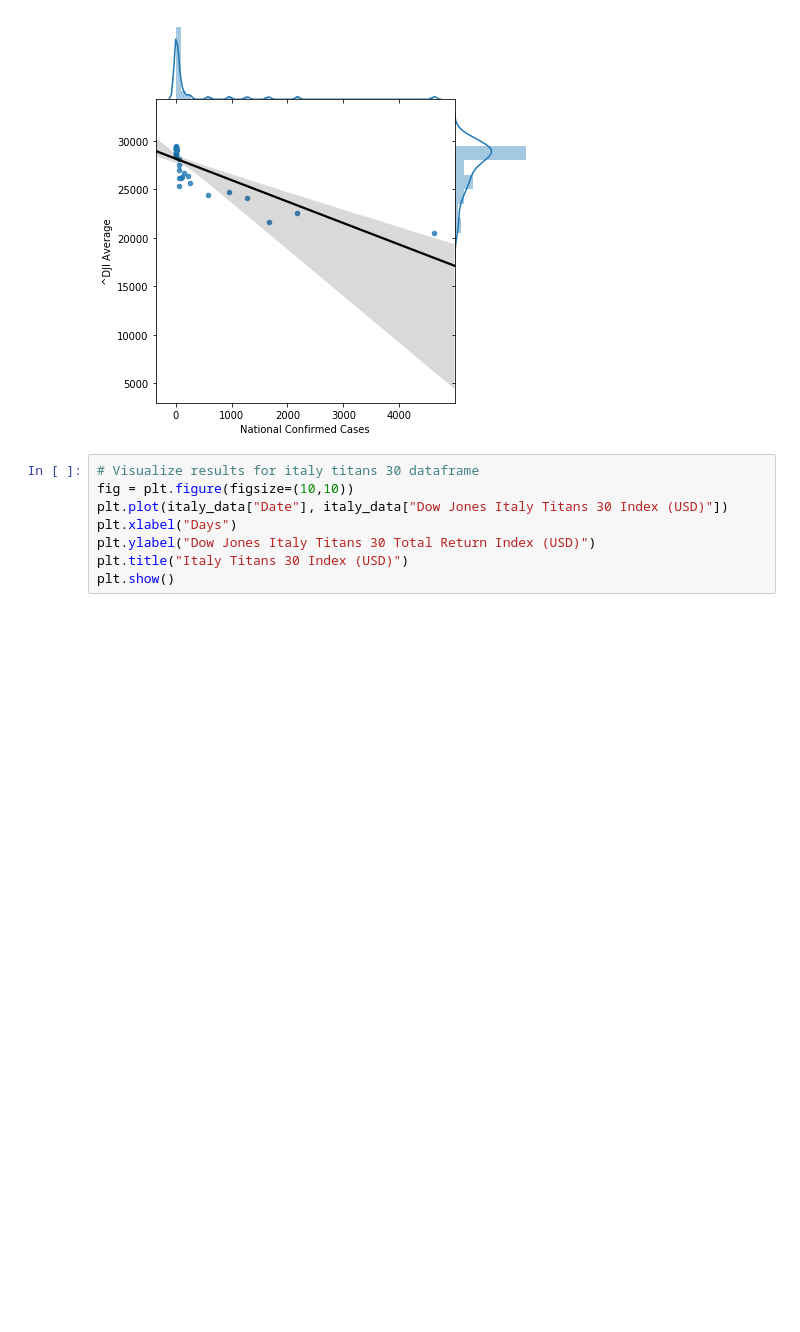
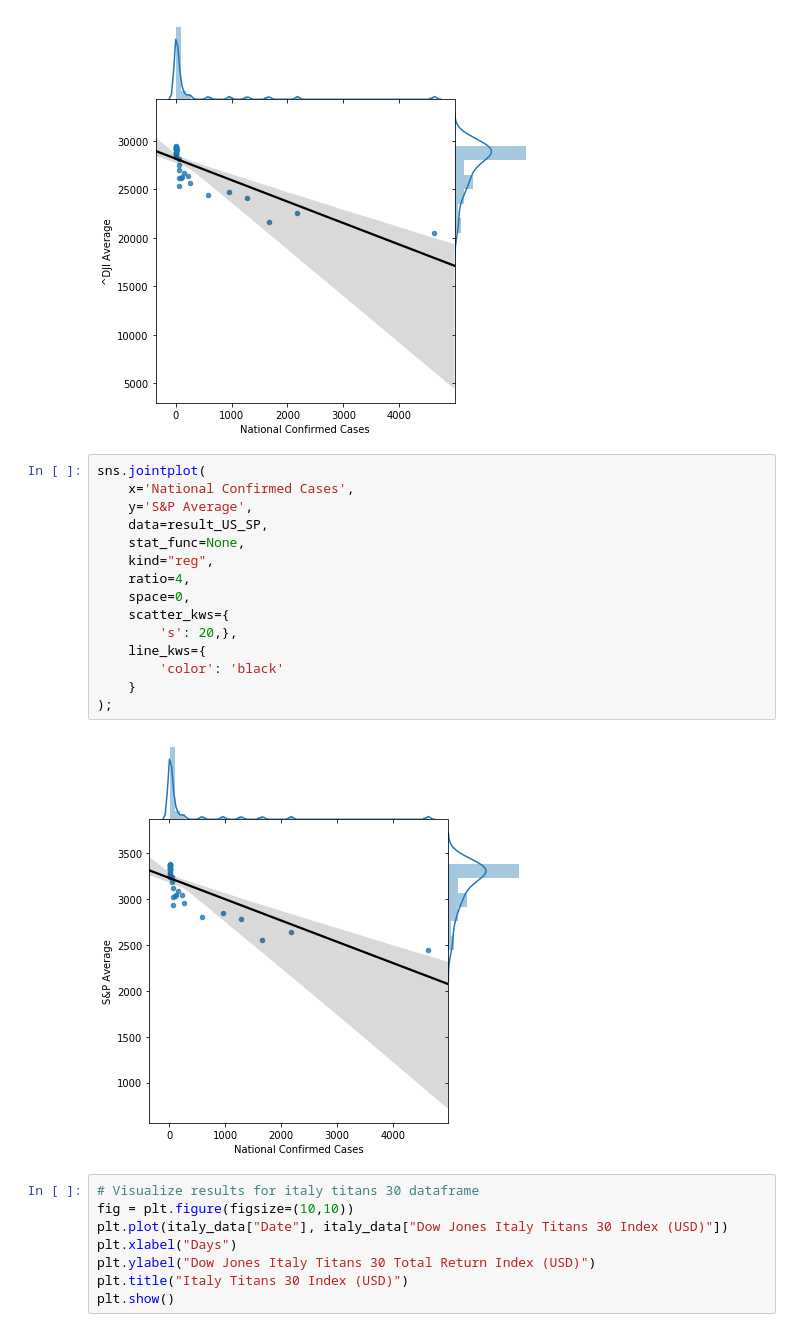
Before and after one commit to Robtaddeo/Coronadex, a Jupyter notebook: djia.ipynb, the cells around one changed output. Saved outputs shown, nothing was run; the diff lists cells and outputs as text; blank space fills up the shorter version.

Commit message:
Update djia.ipynb
S&P graph

```diff
--- a/djia.ipynb
+++ b/djia.ipynb
@@ -337,6 +337,23 @@ sns.jointplot(
 );
 # %% [output]
 [figure]
+# %%
+sns.jointplot(
+    x='National Confirmed Cases',
+    y='S&P Average',
+    data=result_US_SP,
+    stat_func=None,
+    kind="reg",
+    ratio=4,
+    space=0,
+    scatter_kws={
+        's': 20,},
+    line_kws={
+        'color': 'black'
+    }
+);
+# %% [output]
+[figure, added]
 # %%
 # Visualize results for italy titans 30 dataframe
 fig = plt.figure(figsize=(10,10))
```
